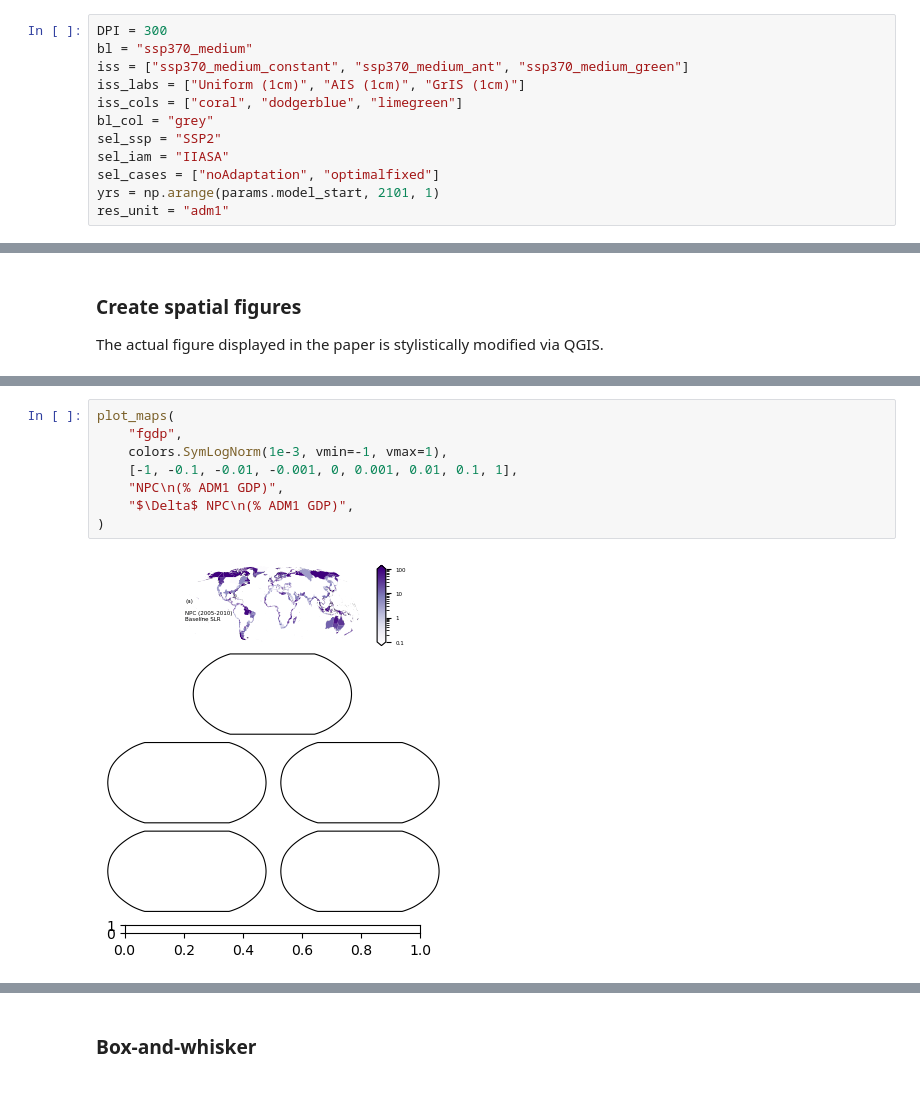
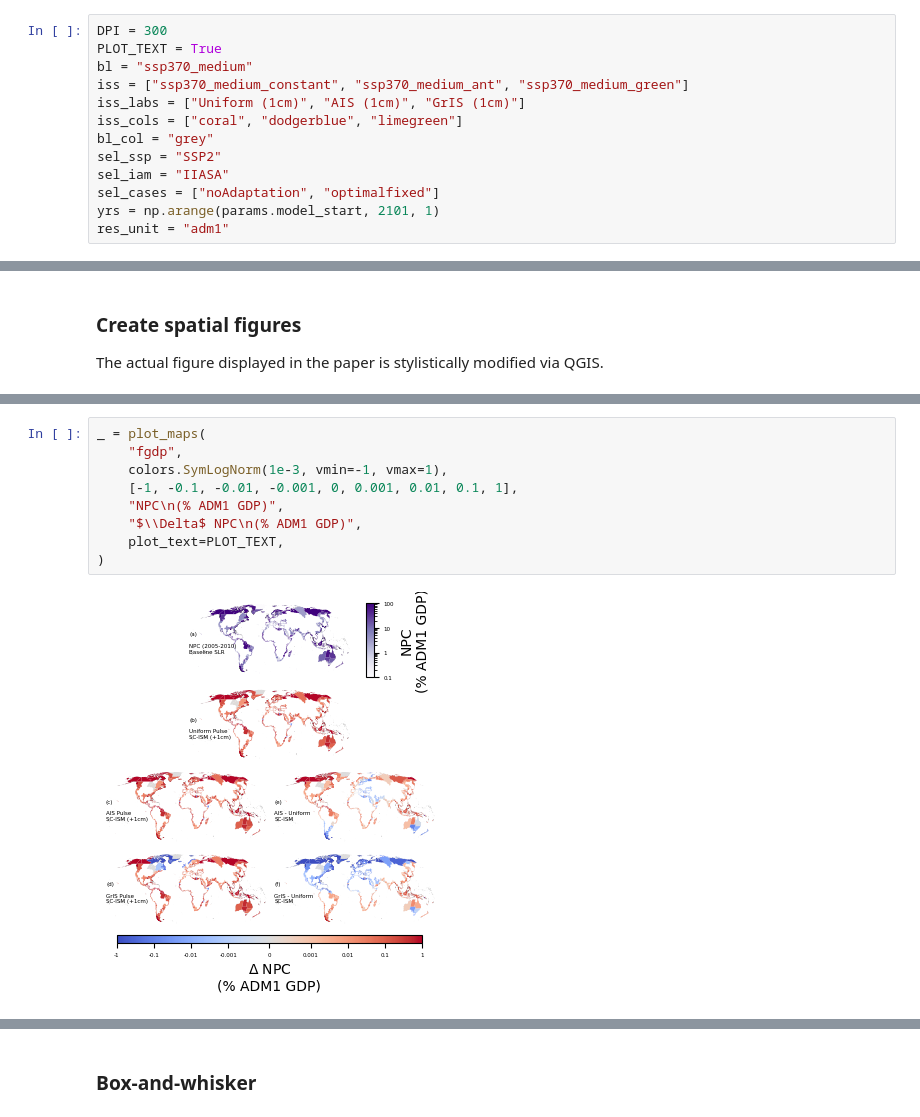
Before and after one commit to bolliger32/ice-sheet-impacts, a Jupyter notebook: code/5-generate-manuscript-content.ipynb, the cells around one changed output, grey strips where cells are left out. Cells and saved outputs as stored; diff of their text form.

```diff
--- a/code/5-generate-manuscript-content.ipynb
+++ b/code/5-generate-manuscript-content.ipynb
@@ -26,6 +23,7 @@ from colorcet import cm
 params = pd.read_json(shared.PATH_PARAMS)["values"]
 # %%
 DPI = 300
+PLOT_TEXT = True
 bl = "ssp370_medium"
 iss = ["ssp370_medium_constant", "ssp370_medium_ant", "ssp370_medium_green"]
 iss_labs = ["Uniform (1cm)", "AIS (1cm)", "GrIS (1cm)"]
@@ -482,13 +493,14 @@ def plot_maps(
         fig.savefig(shared.PATHS_MAPS[kind], dpi=DPI)
         return fig
 # %%
-plot_maps(
+_ = plot_maps(
     "fgdp",
     colors.SymLogNorm(1e-3, vmin=-1, vmax=1),
     [-1, -0.1, -0.01, -0.001, 0, 0.001, 0.01, 0.1, 1],
     "NPC\n(% ADM1 GDP)",
-    "$\Delta$ NPC\n(% ADM1 GDP)",
+    "$\\Delta$ NPC\n(% ADM1 GDP)",
+    plot_text=PLOT_TEXT,
 )
 # %% [output]
-[figure, old version]
+[figure, new version]
 # %%
```
Also changed, not shown: parts of 5 cells of this notebook, 1 other file.
